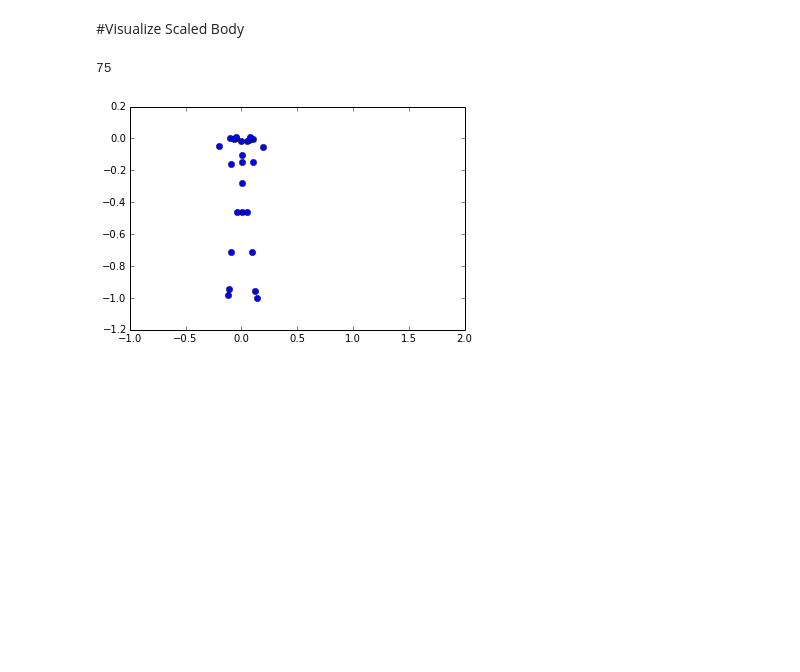
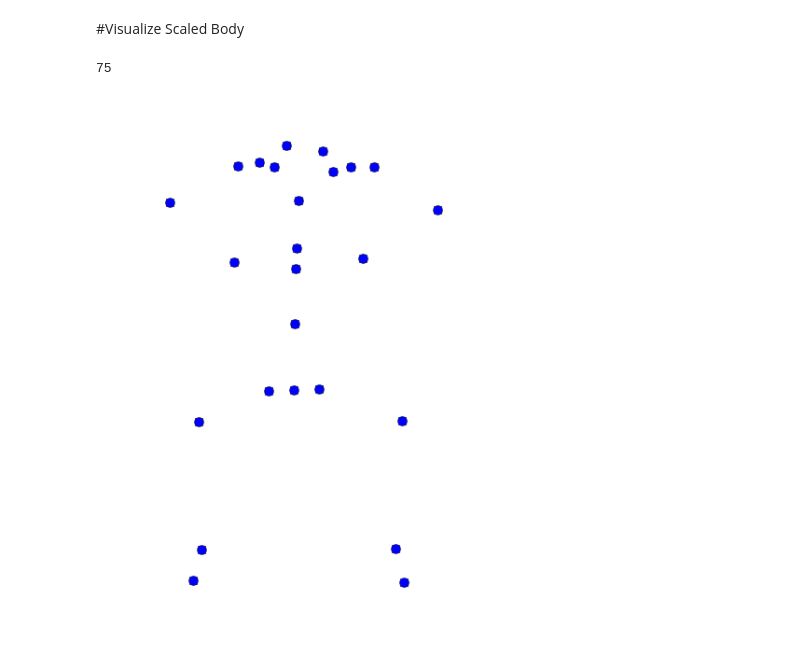
Before and after one commit to bgarcia7/ai_trainer, a Jupyter notebook: development_notebooks/Data Preprocessing.ipynb, the cells around one changed output. Cells and saved outputs as stored; diff of their text form; code cells hidden in the pictures; blank space fills up the shorter version.

```diff
--- a/development_notebooks/Data Preprocessing.ipynb
+++ b/development_notebooks/Data Preprocessing.ipynb
@@ -76,10 +76,10 @@ def in_new_squat(y_coords, height, index, delta):
 #=====[ For squats: usual epsilon ~ 0.1, gamma ~ 20, delta ~ 0.5, beta ~ 1 ]=====
 #=====[ For pushups: usual epsilon ~ 0.1, gamma ~ 20, delta ~ 0.2, beta ~ 1 ]=====
 
-def get_local_mins(y_coords, epsilon=0.25, gamma=20, delta=0.5, beta=1):
+def get_local_mins(y_coords, epsilon=0.1, gamma=20, delta=0.5, beta=1):
 
     local_mins = []
-    height = np.min(y_coords)
+    height = np.min(y_coords[len(y_coords)/3:len(y_coords)*2/3])
     gradient = np.gradient(y_coords)
 
     #=====[ Checks gradients to make sure  ]=====
@@ -99,9 +99,15 @@ def get_local_mins(y_coords, epsilon=0.25, gamma=20, delta=0.5, beta=1):
 # %%
 #=====[ Get maxes and plot with y_coords ]=====
 mins = get_local_mins(y_coords)
-plt.plot(y_coords,marker='+')
-print mins
+plt.plot(-y_coords,marker='+')
 
 for divide in mins:
     plt.axvline(divide,color='r')
+plt.ylabel('Neck Y-Coord')
+plt.xlabel('Frame Number')
+figure = plt.gcf() # get current figure
+figure.set_size_inches(12, 8)
+plt.rcParams.update({'font.size': 24})
+plt.tick_params(axis='x', labelsize=16)
+plt.tick_params(axis='y', labelsize=16)
 # %% [output]
@@ -176,5 +181,12 @@ normalize(df, reps,z_coords = True)
 #=====[ Visual comparison between reps ]=====
 for index, rep in enumerate(reps):
     plt.plot(-rep.get('HeadY'),label="Rep " + str(index + 1))
-plt.legend()
+plt.legend(prop={'size':16})
+plt.ylabel('Neck Y-Coord')
+plt.xlabel('Frame Number')
+figure = plt.gcf() # get current figure
+figure.set_size_inches(12, 8)
+plt.tick_params(axis='x', labelsize=16)
+plt.tick_params(axis='y', labelsize=16)
+figure.savefig("normalized_squats_no_title.png", dpi = 200)
 # %% [output]
@@ -194,6 +205,7 @@ pickle.dump(training_data,open(file_to_save,'wb'))
 # %% [markdown]
 #Visualize Scaled Body
 # %%
+
 def plotBody(df,frame,z_coords=False):
     coords = np.array(df.loc[frame])
     print len(coords)
@@ -203,10 +215,14 @@ def plotBody(df,frame,z_coords=False):
     else:
         xs = [coords[i] for i in range(0,coords.size) if i % 3 == 0]
         ys = [-1*coords[i] for i in range(0,coords.size) if i % 3 == 1]
-    plt.plot(xs,ys,linestyle='None',marker='o')
-    plt.axis([-1,2,-1.2,0.2])
+        zs = [coords[i] for i in range(0,coords.size) if i % 3 == 2]
+        plt.plot(xs,ys,linestyle='None',marker='o',markersize=10)
+        figure = plt.gcf()
+        figure.set_size_inches(6, 10)
+        plt.axis('off')
+        figure.savefig('squat_coords_4.png',dpi=200)
 # %%
-plotBody(reps[1],10,True)
+plotBody(reps[2],66,True)
 # %% [output]
 75
-[figure, old version]
+[figure, new version]
```
Also changed, not shown: parts of 6 cells of this notebook, 31 other files.
